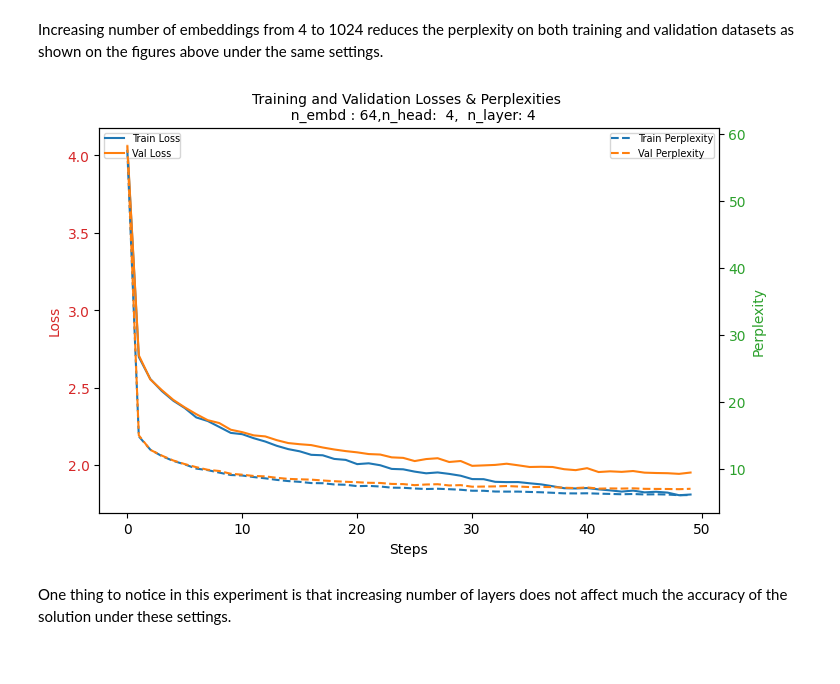
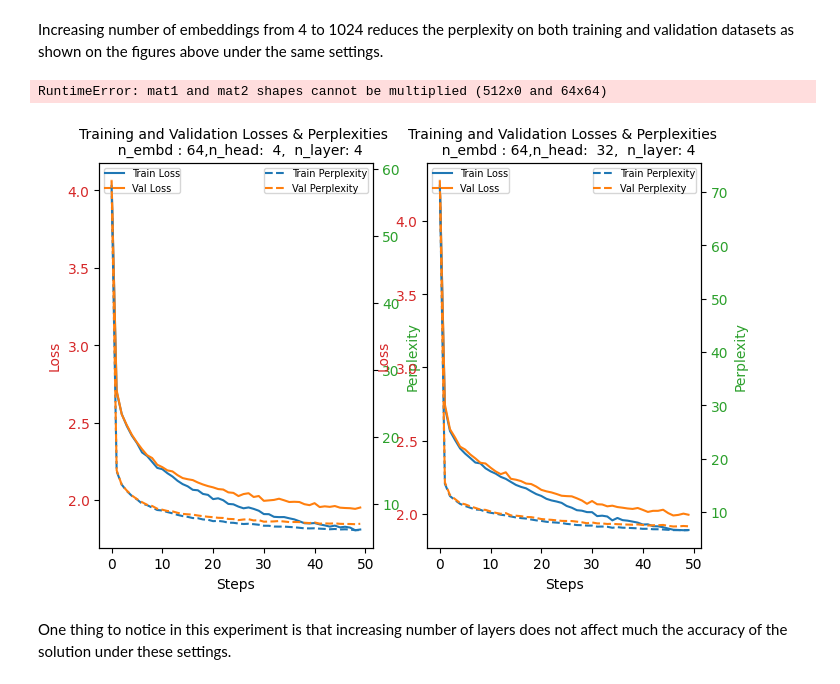
Before and after one commit to afrah/ai-science-training-series, a Jupyter notebook: 05_llm_part2/2024-03-05-Afrah-homework-session5.ipynb, the cells around one changed output. Cells and saved outputs as stored; diff of their text form; code cells hidden in the pictures.

```diff
--- a/05_llm_part2/2024-03-05-Afrah-homework-session5.ipynb
+++ b/05_llm_part2/2024-03-05-Afrah-homework-session5.ipynb
@@ -551,9 +551,9 @@ train_data = data[:n]
 val_data = data[n:]
 
 
-n_embds  =  [64] #[64 , 64 , 64 , 64]
-n_heads  = [4] #[4  , 32  ,128  , 256  ]
-n_layers = [4] #[4  , 4  , 4  , 4  ]
+n_embds  =  [64 , 64 , 64] #[64 , 64 , 64 , 64]
+n_heads  = [4 , 32 , 100] #[4  , 32  ,128  , 256  ]
+n_layers = [4 , 4 , 4] #[4  , 4  , 4  , 4  ]
 # Loop over each set of hyperparameters
 plt.figure(figsize=(12, 5))
 
@@ -587,35 +587,36 @@ for index , (n_embd,n_head ,n_layer)  in enumerate(zip(n_embds , n_heads ,n_laye
             train_loss, val_loss = estimate_loss(train_data).values()
             train_losses.append(train_loss)
             val_losses.append(val_loss)
             train_perplexity = torch.exp(train_loss)
             val_perplexity = torch.exp(val_loss)
             train_perplexities.append(train_perplexity)
             val_perplexities.append(val_perplexity)
             # print(f"Step {i}: Train Loss: {train_loss}, Val Loss: {val_loss}")
 
     x = [i for i in range(len(train_losses))]
     # Plot the training and validation losses
-    ax1 = plt.subplot(1, 4, index+1)
+    ax1 = plt.subplot(1, len(n_embds), index+1)
     ax1.set_xlabel('Steps')
     ax1.set_ylabel('Loss', color = 'tab:red')
     ax1.plot(x, train_losses, label='Train Loss')
     ax1.plot(x, val_losses, label='Val Loss')
     ax1.tick_params(axis ='y', labelcolor = 'tab:red')
     ax1.legend(loc='upper left' , borderpad=0.05, fontsize = 7)
 
     ax2 = ax1.twinx()
     ax2.plot(x, train_perplexities, label='Train Perplexity' ,  linestyle='dashed')
     ax2.plot(x, val_perplexities, label='Val Perplexity'  ,  linestyle='dashed')
     ax2.set_ylabel('Perplexity', color = 'tab:green')
     ax2.tick_params(axis ='y', labelcolor = 'tab:green')
     ax2.legend(loc='upper right', borderpad=0.05, fontsize = 7)
     plt.title('Training and Validation Losses & Perplexities \n  n_embd : '+ str(n_embd)+',n_head:  '+  str(n_head)+',  n_layer: '+  str(n_layer) , fontsize = 10)
 
 plt.subplots_adjust(right=2.5)
 plt.show()
 plt.close("all",)
 # %% [output]
+RuntimeError: mat1 and mat2 shapes cannot be multiplied (512x0 and 64x64)
-[figure, old version]
+[figure, new version]
 # %% [markdown]
 One thing to notice in this experiment is that increasing number of layers does not affect much the accuracy of the solution under these settings.
 # %% [markdown]
```
Also changed, not shown: 2 other files.
